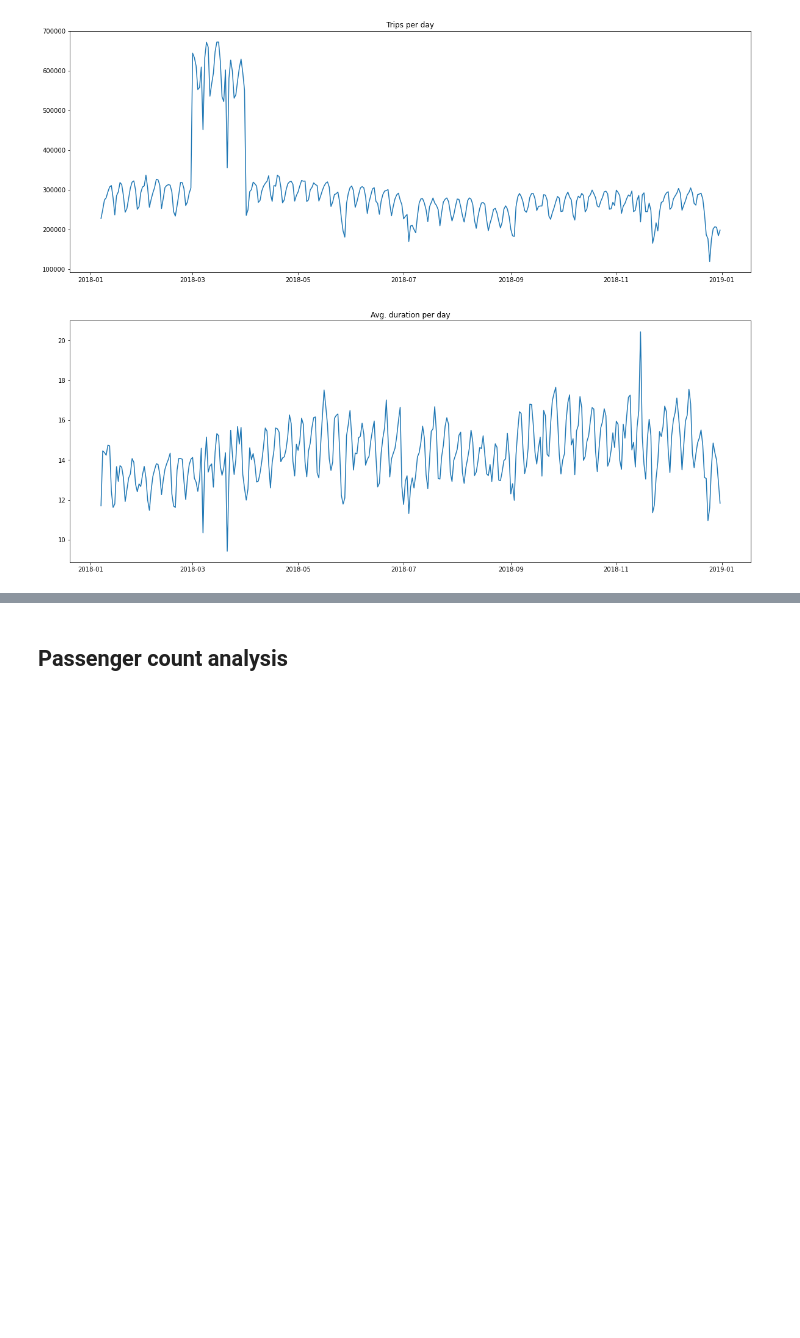
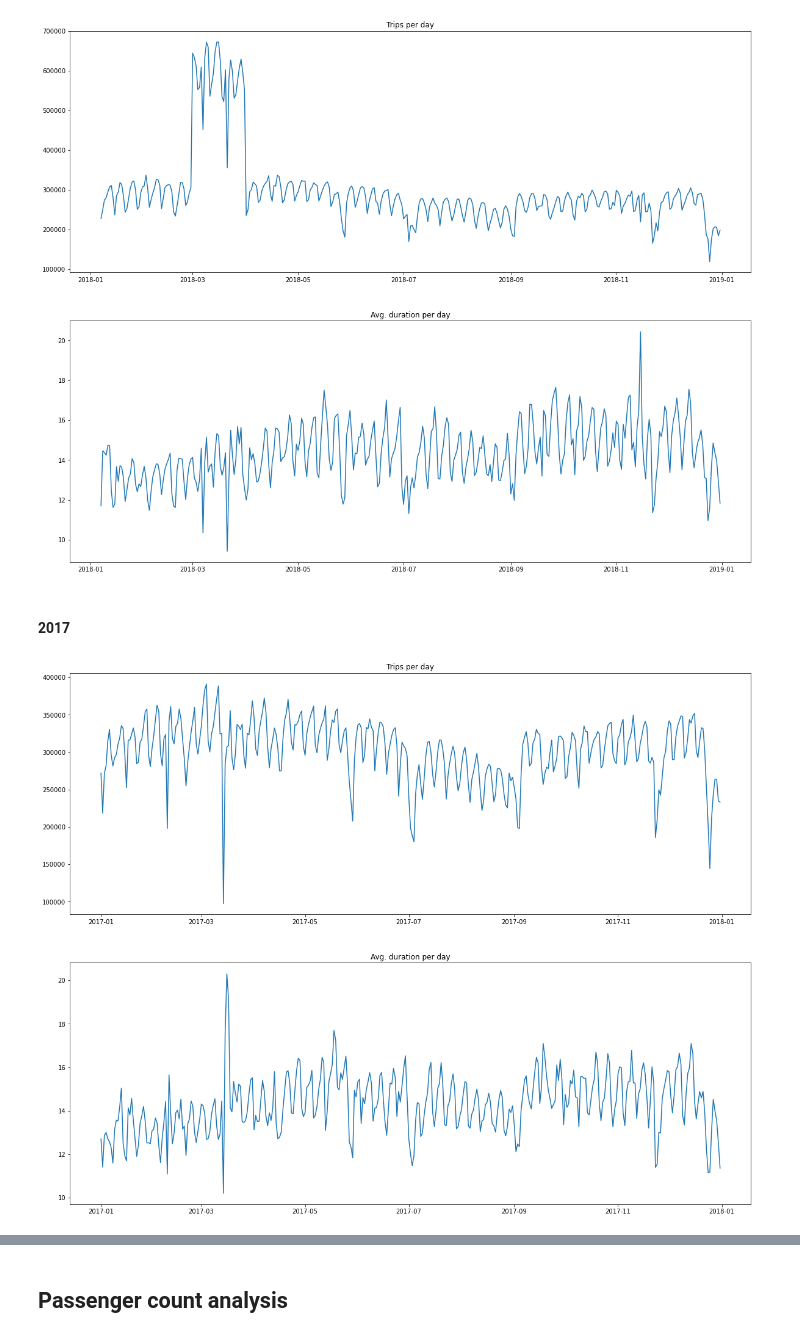
Before and after one commit to DivLoic/event-driven-ml, a Jupyter notebook: edml-notebooks/gbi/01_Explo_viz_20201005.ipynb, the cells around one changed output, grey strips where cells are left out. Drawn from its saved outputs; the diff is of its cells as text; code cells hidden in the pictures; blank space fills up the shorter version.

```diff
--- a/edml-notebooks/gbi/01_Explo_viz_20201005.ipynb
+++ b/edml-notebooks/gbi/01_Explo_viz_20201005.ipynb
@@ -281,2 +285,4 @@ plt.show()
 # %% [output]
 [figure]
+# %% [markdown]
+#### 2017
@@ -282,0 +298,12 @@ plt.show()
+# %%
+plt.figure(figsize=(20, 16))
+plt.subplot(211)
+plt.plot(count_per_day_df.pickup_date, count_per_day_df.record_count)
+plt.title("Trips per day")
+plt.subplot(212)
+plt.plot(count_per_day_df.pickup_date, count_per_day_df.avg_duration)
+plt.title("Avg. duration per day")
+plt.show()
+# plt.savefig("2017_trips_per_day_avg_duration.png")
+# %% [output]
+[figure, added]
```
Also changed, not shown: parts of 7 cells of this notebook, 2 other files.
